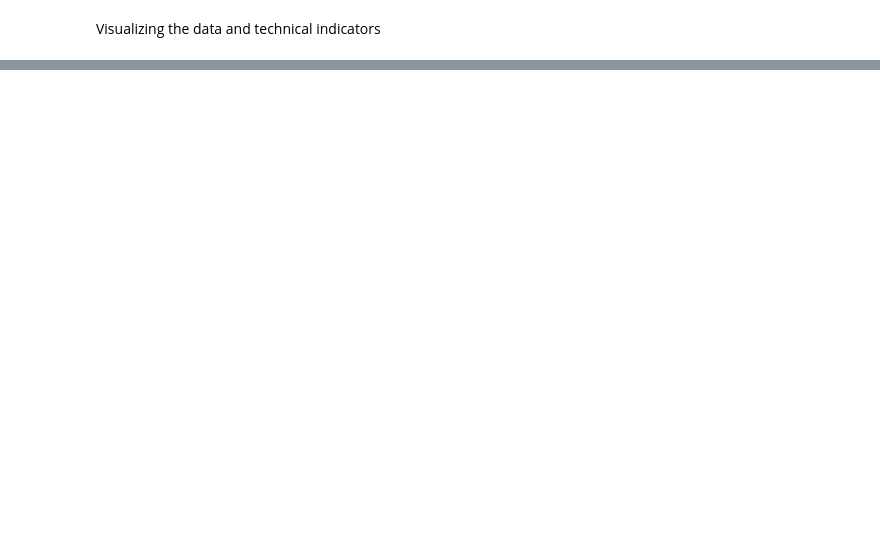
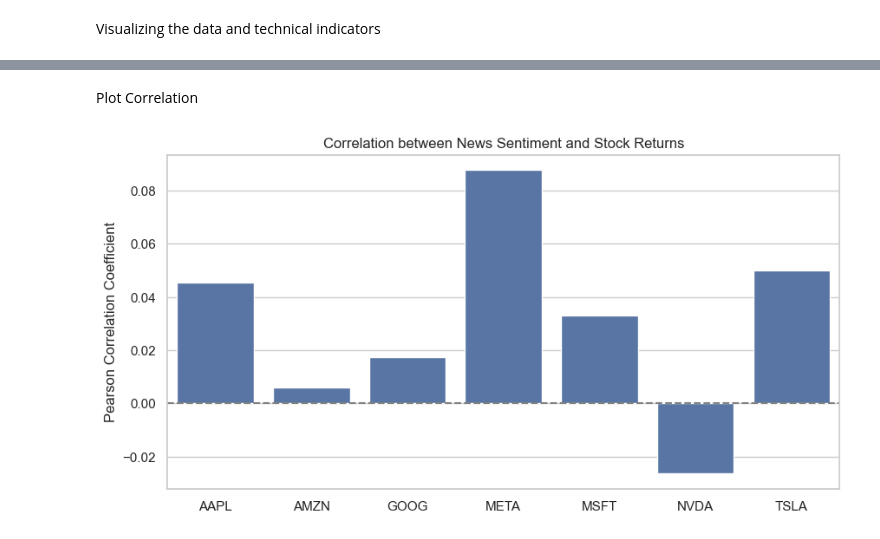
Before and after one commit to tnsay/week1StockPriceDataAnalysis, a Jupyter notebook: notebooks/technical_analysis.ipynb, the cells around one changed output, grey strips where cells are left out. Drawn from its saved outputs; the diff is of its cells as text; code cells hidden in the pictures; blank space fills up the shorter version.

```diff
--- a/notebooks/technical_analysis.ipynb
+++ b/notebooks/technical_analysis.ipynb
@@ -184,0 +196,7 @@ Visualizing indicators for TSLA
+# %%
+df['date'] = df.index.normalize()
+
+for symbol, df in dfs.items():
+    print(f"\n {symbol} Data Sample:")
+    print(df[['date']].head(3))
+    print(f"Index type: {type(df.index)} | Sample index: {df.index[:1]}")
@@ -184,0 +223,8 @@ Visualizing indicators for TSLA
+# %%
+daily_sentiment = pd.read_csv("../data/processed/daily_sentiment.csv", parse_dates=["date"])
+daily_sentiment.set_index("date", inplace=True)
+
+df = pd.read_csv("../data/processed/daily_sentiment.csv")
+print(df.columns)
+print(df.head())
+print(daily_sentiment.index)
@@ -184,0 +249,15 @@ Visualizing indicators for TSLA
+# %%
+correlation_results = {}
+
+for symbol, df in dfs.items():
+    print(f"\n🔍 Analyzing {symbol}...")
+
+    # Merge daily return with sentiment
+    merged = pd.merge(df, daily_sentiment, on="date", how="inner")
+    merged.dropna(subset=["daily_return", "avg_sentiment"], inplace=True)
+
+    # Pearson correlation
+    correlation = merged["daily_return"].corr(merged["avg_sentiment"])
+    correlation_results[symbol] = correlation
+
+    print(f"📊 {symbol} correlation: {correlation:.4f}")
@@ -184,0 +285,14 @@ Visualizing indicators for TSLA
+# %% [markdown]
+Plot Correlation
+# %%
+import seaborn as sns
+import matplotlib.pyplot as plt
+
+plt.figure(figsize=(10, 5))
+sns.barplot(x=list(correlation_results.keys()), y=list(correlation_results.values()))
+plt.axhline(0, color='gray', linestyle='--')
+plt.title("Correlation between News Sentiment and Stock Returns")
+plt.ylabel("Pearson Correlation Coefficient")
+plt.show()
+# %% [output]
+[figure, added]
```
Also changed, not shown: parts of 11 cells of this notebook, 1 other file.
